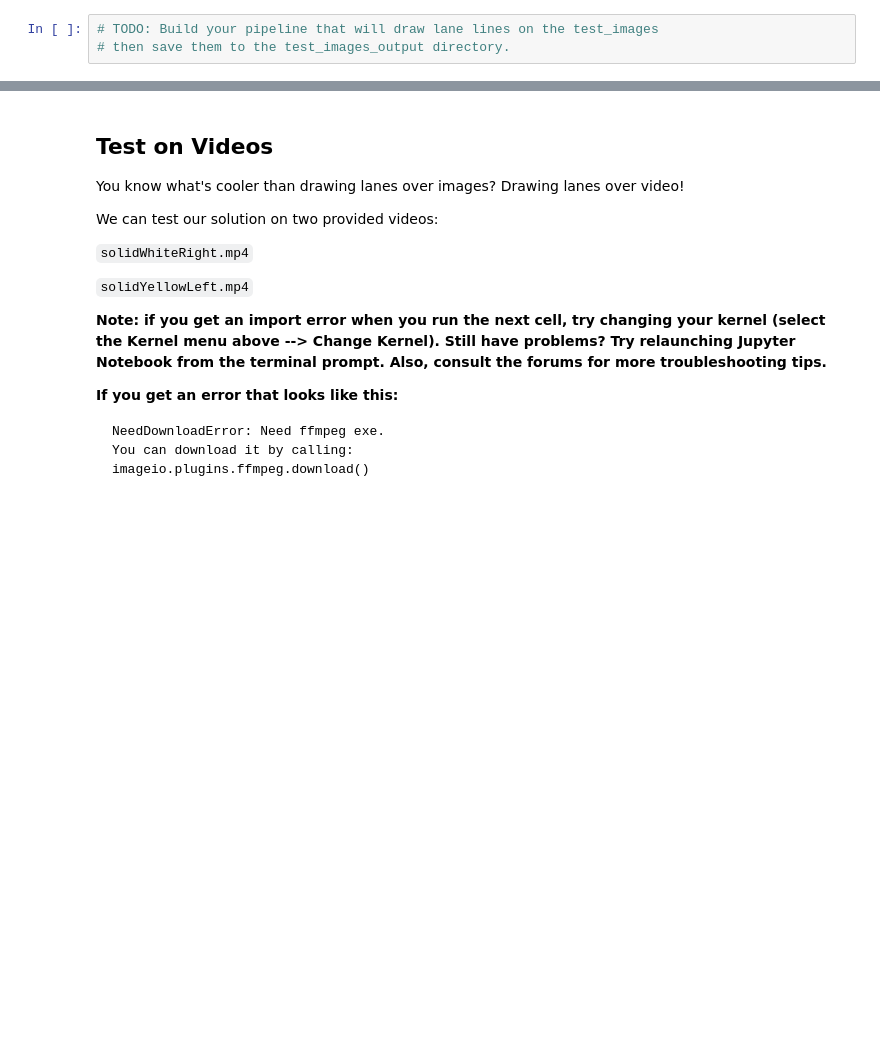
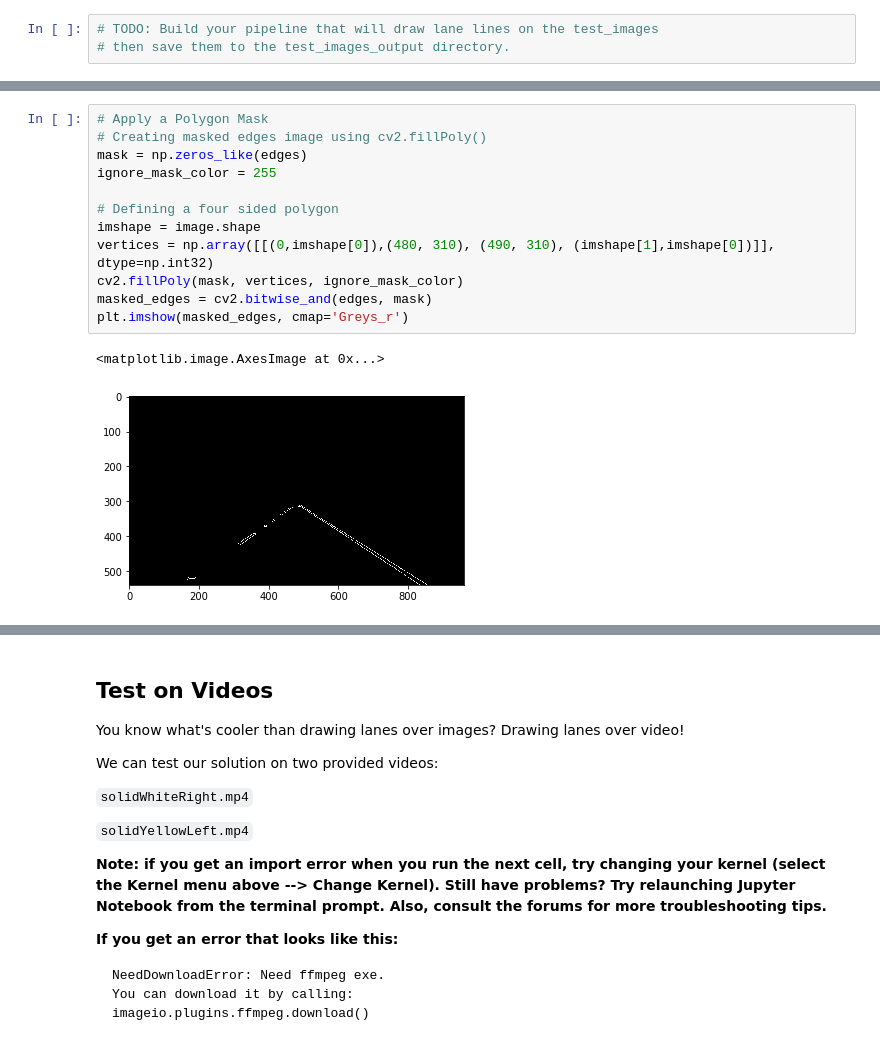
Before and after one commit to octokat/CarND-LaneLines-P1, a Jupyter notebook: P1.ipynb, the cells around one changed output, grey strips where cells are left out. Saved outputs shown, nothing was run; the diff lists cells and outputs as text; blank space fills up the shorter version.

```diff
--- a/P1.ipynb
+++ b/P1.ipynb
@@ -208,0 +251,15 @@ Try tuning the various parameters, especially the low and high Canny thresholds
+# %%
+# Apply a Polygon Mask
+# Creating masked edges image using cv2.fillPoly()
+mask = np.zeros_like(edges)
+ignore_mask_color = 255
+
+# Defining a four sided polygon
+imshape = image.shape
+vertices = np.array([[(0,imshape[0]),(480, 310), (490, 310), (imshape[1],imshape[0])]], dtype=np.int32)
+cv2.fillPoly(mask, vertices, ignore_mask_color)
+masked_edges = cv2.bitwise_and(edges, mask)
+plt.imshow(masked_edges, cmap='Greys_r')
+# %% [output]
+<matplotlib.image.AxesImage at 0x...>
+[figure, added]
```
Also changed, not shown: parts of 15 cells of this notebook, 3 other files.
